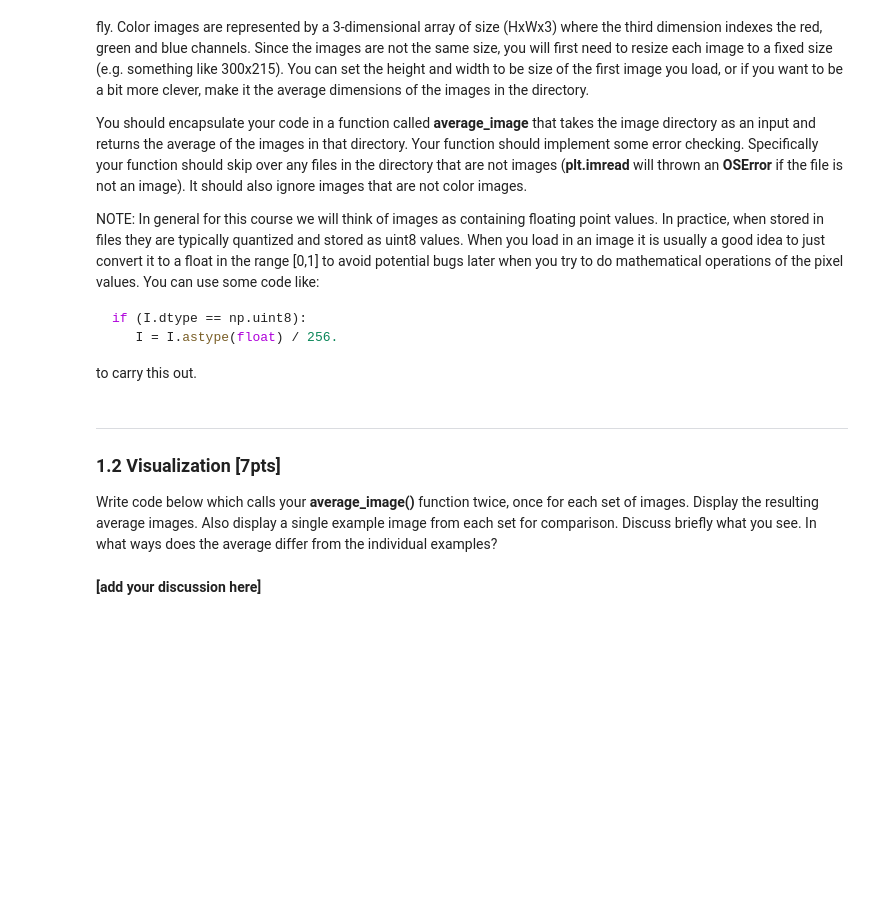
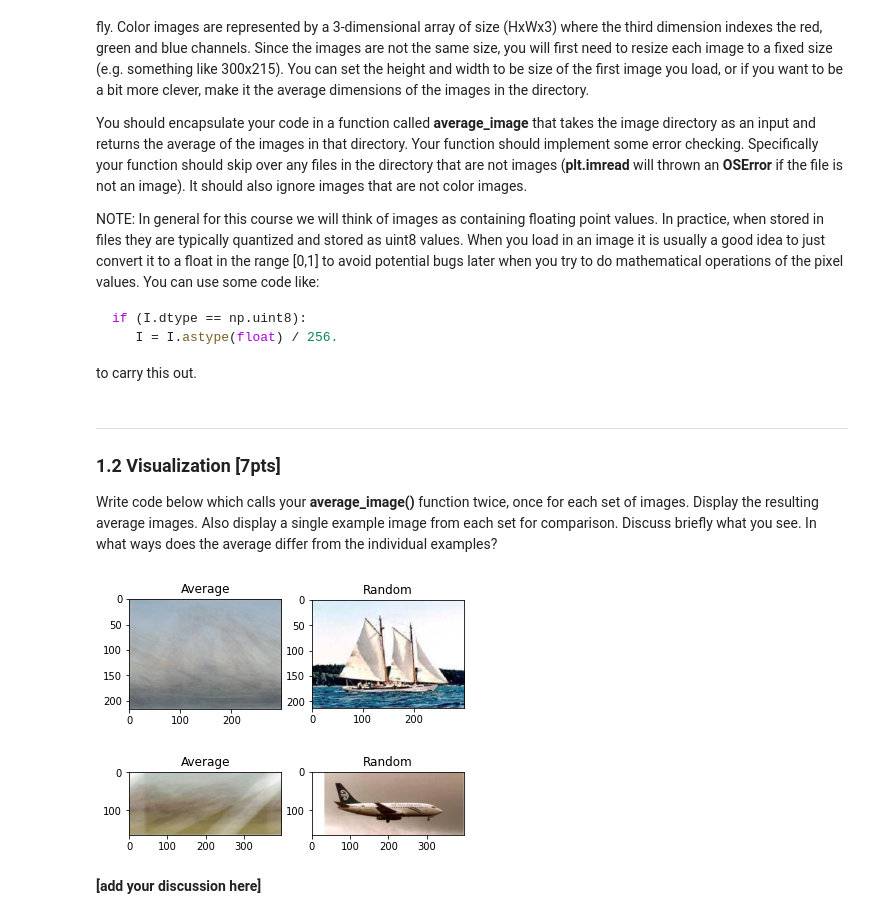
Before and after one commit to brookekelseyryan/Image-Understanding-CS-216, a Jupyter notebook: Homework1/assignment1.ipynb, the cells around one changed output. Saved outputs shown, nothing was run; the diff lists cells and outputs as text; code cells hidden in the pictures; blank space fills up the shorter version.

```diff
--- a/Homework1/assignment1.ipynb
+++ b/Homework1/assignment1.ipynb
@@ -119,3 +155,31 @@ Write code below which calls your **average_image()** function twice, once for e
+# %%
+set1 = '/Users/brookeryan/Developer/Image-Understanding-CS216/averageimage_data/set1/'
+avg = average_image(set1)
+rd = plt.imread(set1 + random.choice(os.listdir(set1)))
+
+fig, axs = plt.subplots(1, 2)
+axs[0].set_title("Average")
+axs[0].imshow(avg)
+axs[1].set_title("Random")
+axs[1].imshow(rd)
+
+plt.show()
+# %% [output]
+[figure, added]
+# %%
+set2 = '/Users/brookeryan/Developer/Image-Understanding-CS216/averageimage_data/set2/'
+avg = average_image(set2)
+rd = plt.imread(set2 + random.choice(os.listdir(set2)))
+
+fig, axs = plt.subplots(1, 2)
+axs[0].set_title("Average")
+axs[0].imshow(avg)
+axs[1].set_title("Random")
+axs[1].imshow(rd)
+
+plt.show()
+# %% [output]
+[figure, added]
 # %% [markdown]
 **[add your discussion here]**
 # %% [markdown]
```
Also changed, not shown: parts of 7 cells of this notebook.
